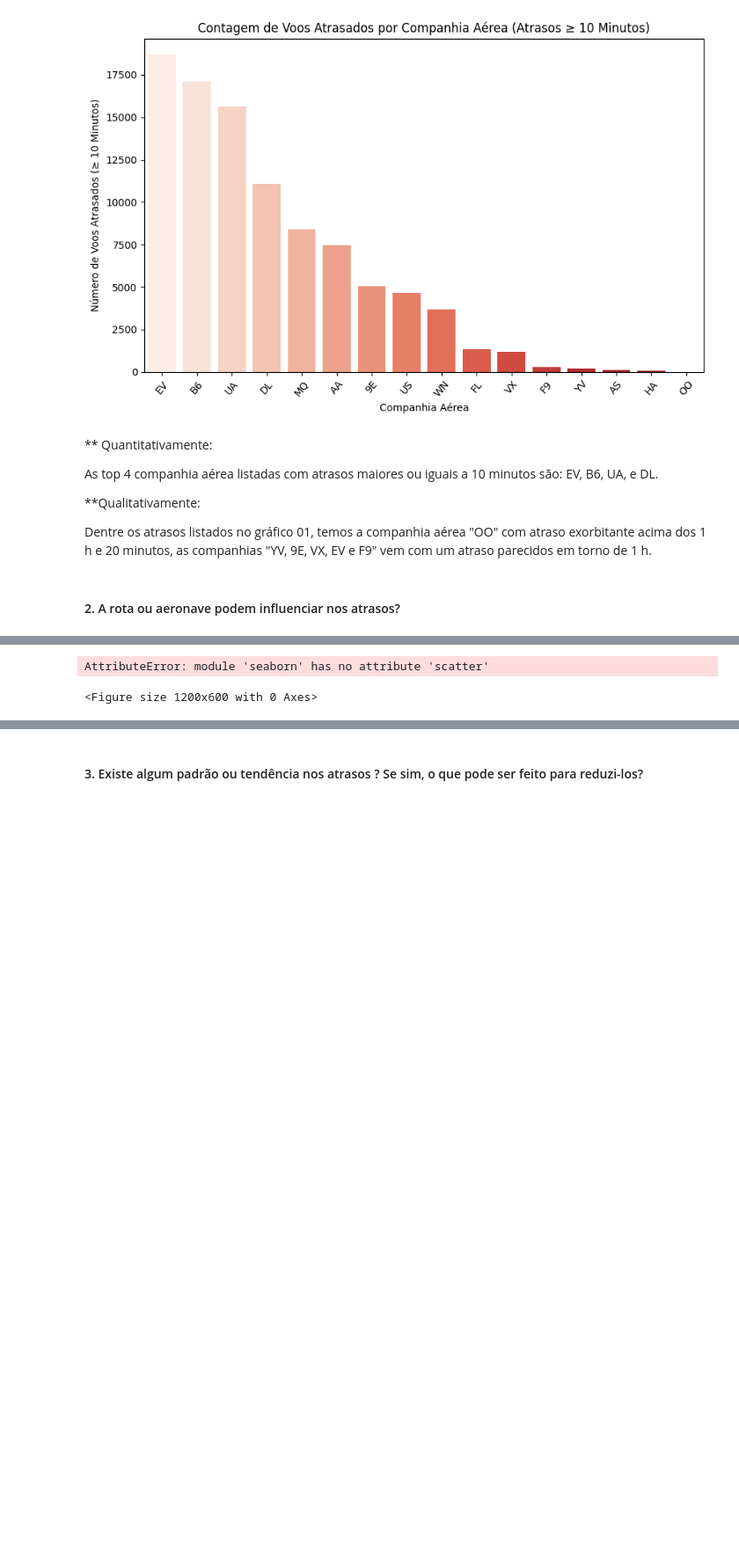
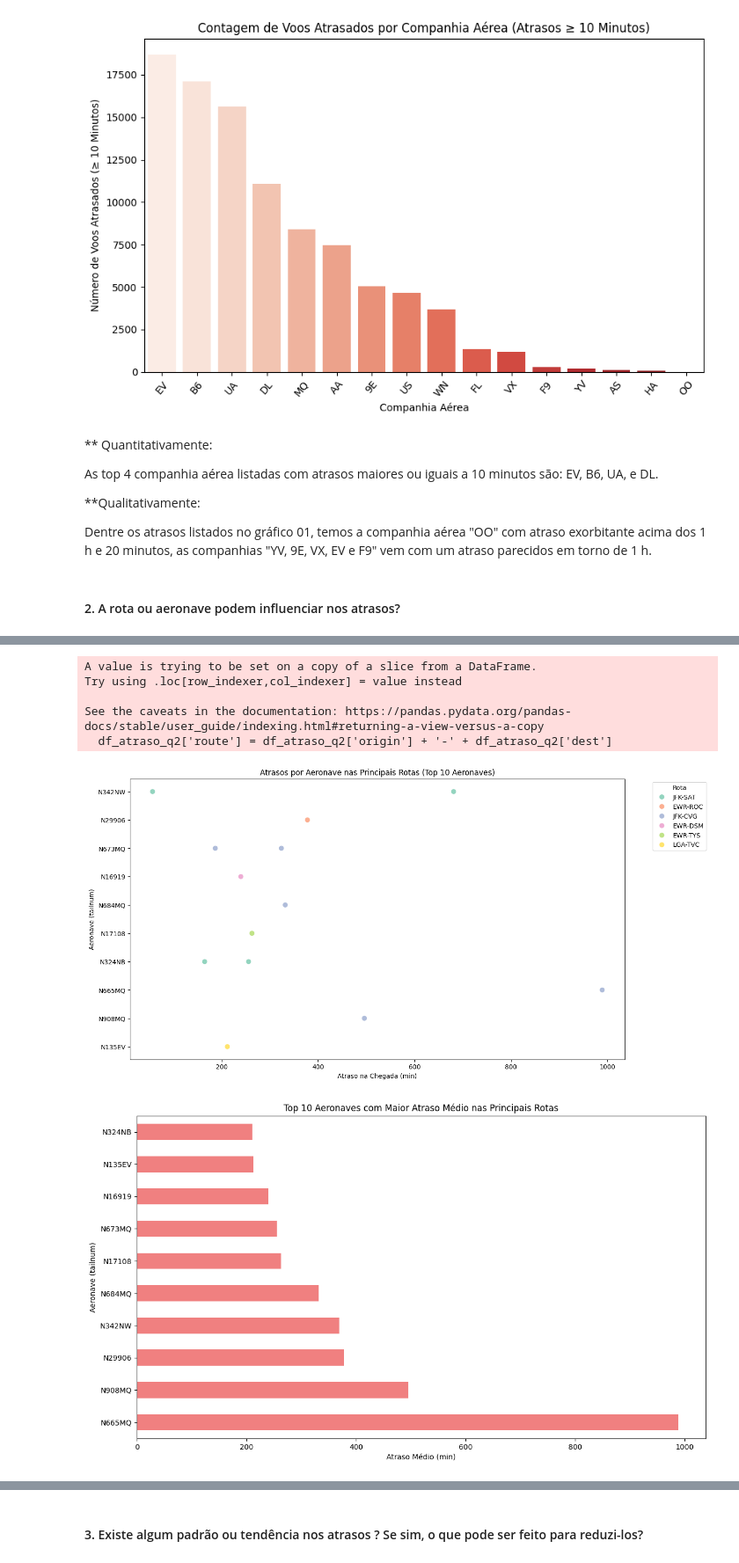
Before and after one commit to gcantagesso/ds29_proejeto2, a Jupyter notebook: notebook_analise_projeto2.ipynb, the cells around one changed output, grey strips where cells are left out. Shown at 88% size. Drawn from its saved outputs; the diff is of its cells as text; code cells hidden in the pictures; blank space fills up the shorter version.

```diff
--- a/notebook_analise_projeto2.ipynb
+++ b/notebook_analise_projeto2.ipynb
@@ -125,21 +102,44 @@ Passing `palette` without assigning `hue` is deprecated and will be removed in v
-# %%
-df_org_det = df_atraso.groupby(['origin', 'dest'])['arr_delay'].count().sort_values(ascending=False)
-
-# Top 10 rotas com maior atraso médio
-df_rotas_atraso = df_org_det.head(10)
-
-# Convertendo o índice MultiIndex para strings para facilitar a visualização
-df_rotas_atraso = df_rotas_atraso.reset_index()  # Converte o índice composto em colunas
-df_rotas_atraso['route'] = df_rotas_atraso['origin'] + ' para ' + df_rotas_atraso['dest']
-
-plt.figure(figsize=(12, 6))
-sns.scatter(x, y, label='pontos', color='black', marker='o')
-# sns.barplot(x='route', y='arr_delay', data=df_rotas_atraso, palette='Reds')
-plt.title('Top 10 Rotas com Maior Atraso Médio (Atrasos ≥ 10 Minutos)')
-plt.xlabel('Rota (Origem para Destino)')
-plt.ylabel('Atraso Médio (minutos)')
-plt.xticks(rotation=45, ha='right')
-plt.show()
-# %% [output]
-AttributeError: module 'seaborn' has no attribute 'scatter'
-<Figure size 1200x600 with 0 Axes>
+# %%
+df_atraso_q2 = df_atraso
+
+# Criando uma coluna que une origem e destino para definir a rota
+df_atraso_q2['route'] = df_atraso_q2['origin'] + '-' + df_atraso_q2['dest']
+
+# Selecionar as top 10 rotas com maior atraso médio
+df_rota_media = df_atraso_q2.groupby('route')['arr_delay'].mean().sort_values(ascending=False)
+df_top_rota = df_rota_media.head(10).index
+
+# Filtrar os dados apenas para essas rotas
+df_filtro = df_atraso_q2[df_atraso_q2['route'].isin(top_routes)]
+
+top_tailnums = df_filtro.groupby('tailnum')['arr_delay'].mean().sort_values(ascending=False).head(10).index
+
+# Filtrar os dados para apenas essas aeronaves
+df_filtro_top = df_filtro[df_filtro['tailnum'].isin(top_tailnums)]
+
+# Gráfico Analítico: Dispersão dos atrasos por aeronave nas principais rotas (focando nas 10 principais aeronaves)
+plt.figure(figsize=(14, 8))
+sns.scatterplot(data=df_filtro_top, x='arr_delay', y='tailnum', hue='route', palette='Set2', s=70, alpha=0.7)
+plt.title('Atrasos por Aeronave nas Principais Rotas (Top 10 Aeronaves)')
+plt.xlabel('Atraso na Chegada (min)')
+plt.ylabel('Aeronave (tailnum)')
+plt.legend(title='Rota', bbox_to_anchor=(1.05, 1), loc='upper left')
+plt.show()
+
+# 2. Gráfico Executivo: Atraso médio por aeronave nas principais rotas (top 10)
+df_medio_rota = df_filtro.groupby('tailnum')['arr_delay'].mean().sort_values(ascending=False)
+
+plt.figure(figsize=(14, 8))
+df_medio_rota.head(10).plot(kind='barh', color='lightcoral')
+plt.title('Top 10 Aeronaves com Maior Atraso Médio nas Principais Rotas')
+plt.xlabel('Atraso Médio (min)')
+plt.ylabel('Aeronave (tailnum)')
+plt.show()
+# %% [output]
+A value is trying to be set on a copy of a slice from a DataFrame.
+Try using .loc[row_indexer,col_indexer] = value instead
+
+See the caveats in the documentation: https://pandas.pydata.org/pandas-docs/stable/user_guide/indexing.html#returning-a-view-versus-a-copy
+  df_atraso_q2['route'] = df_atraso_q2['origin'] + '-' + df_atraso_q2['dest']
+[figure, added]
+[figure, added]
```
Also changed, not shown: parts of 2 cells of this notebook.
